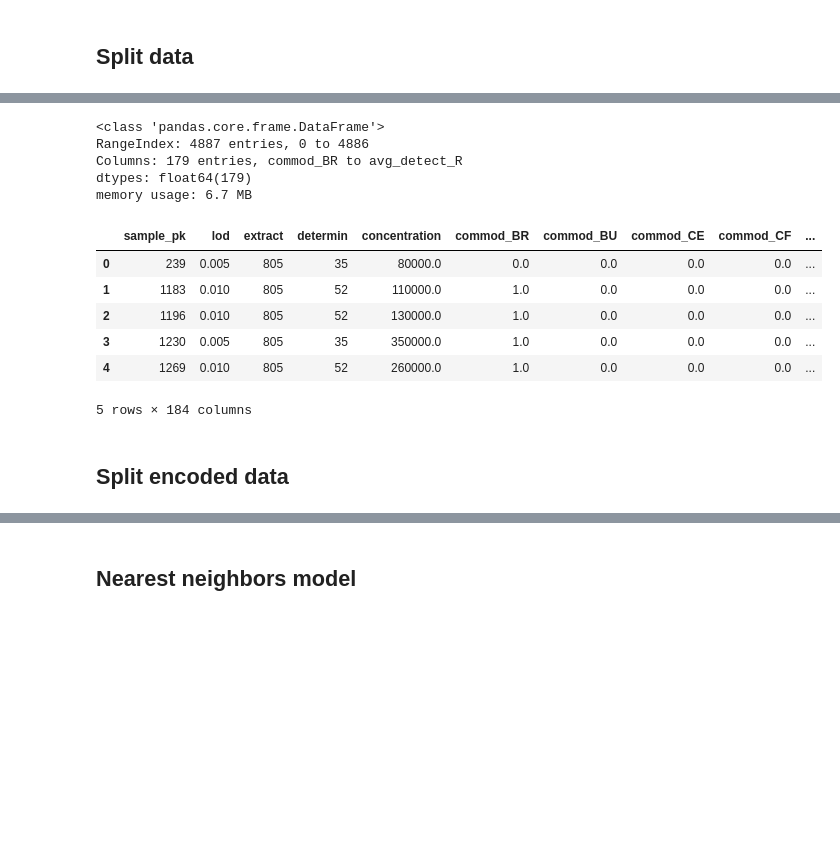
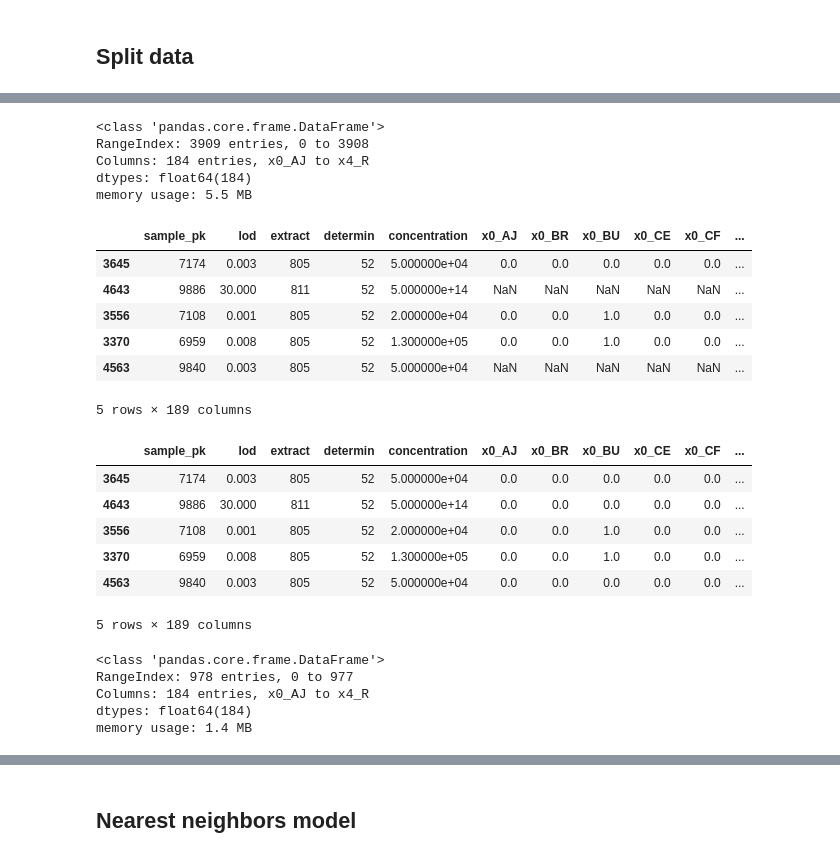
Before and after one commit to cenuno/dsc-3-final-project, a Jupyter notebook: one_hot_k_nearest.ipynb, the cells around one changed output, grey strips where cells are left out. Drawn from its saved outputs; the diff is of its cells as text; code cells hidden in the pictures; blank space fills up the shorter version.

Commit message:
onehotencode properly before splitting sparce data

```diff
--- a/one_hot_k_nearest.ipynb
+++ b/one_hot_k_nearest.ipynb
@@ -75,5 +71,6 @@ X_train, X_test, y_train, y_test = train_test_split(X, y, test_size = 0.20, rand
 # %%
 categoricals = ['commod', 'commtype', 'lab', 'pestcode', 'avg_detect']
 # %%
-encoder= OneHotEncoder(categories = 'auto', drop='first')
+encoder= OneHotEncoder(categories = 'auto', handle_unknown='ignore')
 encoder = encoder.fit(X[categoricals])
+encoder
@@ -112,21 +81,25 @@ ohe.head()
-# %%
-ohe.info()
-# %% [output]
-<class 'pandas.core.frame.DataFrame'>
-RangeIndex: 4887 entries, 0 to 4886
-Columns: 179 entries, commod_BR to avg_detect_R
-dtypes: float64(179)
-memory usage: 6.7 MB
+# %%
+#transform and dataframe train set
+e_t = encoder.transform(X_train[categoricals])
+
+ohe_train = pd.DataFrame(e_t.toarray(),
+                  columns=encoder.get_feature_names())
+ohe_train.info()
+# %% [output]
+<class 'pandas.core.frame.DataFrame'>
+RangeIndex: 3909 entries, 0 to 3908
+Columns: 184 entries, x0_AJ to x4_R
+dtypes: float64(184)
+memory usage: 5.5 MB
 # %%
-X = X.join(ohe).drop(categoricals, axis=1)
-X.head()
+#combine all variables
+enc_X_train = X_train.join(ohe_train).drop(categoricals, axis=1)
+enc_X_train.head()
 # %% [output]
-|  | sample_pk | lod | extract | determin | concentration | commod_BR | commod_BU | commod_CE | commod_CF | ... |
-| 0 | 239 | 0.005 | 805 | 35 | 80000.0 | 0.0 | 0.0 | 0.0 | 0.0 | ... |
-| 1 | 1183 | 0.010 | 805 | 52 | 110000.0 | 1.0 | 0.0 | 0.0 | 0.0 | ... |
-| 2 | 1196 | 0.010 | 805 | 52 | 130000.0 | 1.0 | 0.0 | 0.0 | 0.0 | ... |
-| 3 | 1230 | 0.005 | 805 | 35 | 350000.0 | 1.0 | 0.0 | 0.0 | 0.0 | ... |
-| 4 | 1269 | 0.010 | 805 | 52 | 260000.0 | 1.0 | 0.0 | 0.0 | 0.0 | ... |
+|  | sample_pk | lod | extract | determin | concentration | x0_AJ | x0_BR | x0_BU | x0_CE | x0_CF | ... |
+| 3645 | 7174 | 0.003 | 805 | 52 | 5.000000e+04 | 0.0 | 0.0 | 0.0 | 0.0 | 0.0 | ... |
+| 4643 | 9886 | 30.000 | 811 | 52 | 5.000000e+14 | NaN | NaN | NaN | NaN | NaN | ... |
+| 3556 | 7108 | 0.001 | 805 | 52 | 2.000000e+04 | 0.0 | 0.0 | 1.0 | 0.0 | 0.0 | ... |
+| 3370 | 6959 | 0.008 | 805 | 52 | 1.300000e+05 | 0.0 | 0.0 | 1.0 | 0.0 | 0.0 | ... |
+| 4563 | 9840 | 0.003 | 805 | 52 | 5.000000e+04 | NaN | NaN | NaN | NaN | NaN | ... |
-5 rows × 184 columns
+5 rows × 189 columns
-# %% [markdown]
-## Split encoded data
@@ -134,0 +106,25 @@ enc_X_train, enc_X_test, y_train, y_test = train_test_split(X, y, test_size = 0.
+# %%
+#Fill nans for modeling
+enc_X_train.fillna(0, inplace=True)
+enc_X_train.head()
+# %% [output]
+|  | sample_pk | lod | extract | determin | concentration | x0_AJ | x0_BR | x0_BU | x0_CE | x0_CF | ... |
+| 3645 | 7174 | 0.003 | 805 | 52 | 5.000000e+04 | 0.0 | 0.0 | 0.0 | 0.0 | 0.0 | ... |
+| 4643 | 9886 | 30.000 | 811 | 52 | 5.000000e+14 | 0.0 | 0.0 | 0.0 | 0.0 | 0.0 | ... |
+| 3556 | 7108 | 0.001 | 805 | 52 | 2.000000e+04 | 0.0 | 0.0 | 1.0 | 0.0 | 0.0 | ... |
+| 3370 | 6959 | 0.008 | 805 | 52 | 1.300000e+05 | 0.0 | 0.0 | 1.0 | 0.0 | 0.0 | ... |
+| 4563 | 9840 | 0.003 | 805 | 52 | 5.000000e+04 | 0.0 | 0.0 | 0.0 | 0.0 | 0.0 | ... |
+5 rows × 189 columns
+# %%
+#encode and dataframe our test data
+# don't forget we need to only fit to our training data, then transform it to both.
+e_test = encoder.transform(X_test[categoricals])
+ohe_test = pd.DataFrame(e_test.toarray(),
+                  columns=encoder.get_feature_names())
+ohe_test.info()
+# %% [output]
+<class 'pandas.core.frame.DataFrame'>
+RangeIndex: 978 entries, 0 to 977
+Columns: 184 entries, x0_AJ to x4_R
+dtypes: float64(184)
+memory usage: 1.4 MB
```
Also changed, not shown: parts of 14 cells of this notebook.
